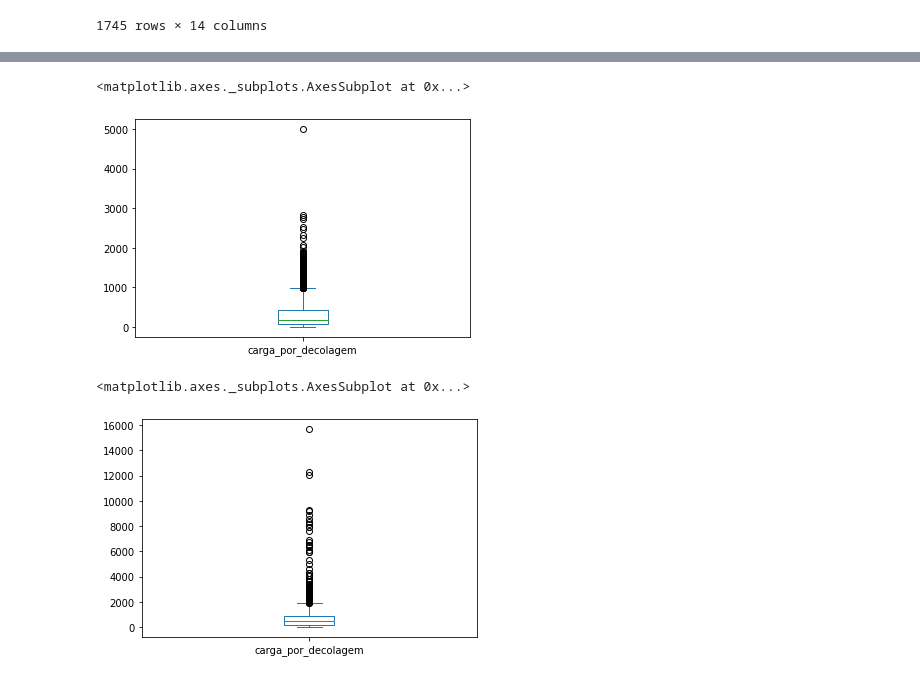
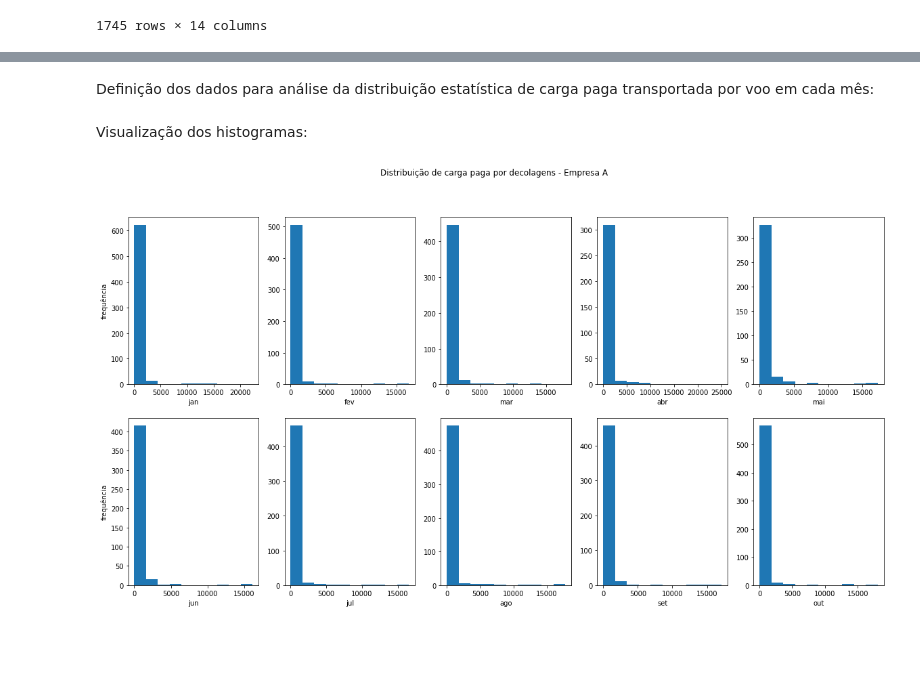
Before and after one commit to Eng-Dan/air-freight-market-share, a Jupyter notebook: Case_Market_Share_Cargas.ipynb, the cells around one changed output, grey strips where cells are left out. Drawn from its saved outputs; the diff is of its cells as text; code cells hidden in the pictures; blank space fills up the shorter version.

Commit message:
Analise melhorada e adicao de histogramas

```diff
--- a/Case_Market_Share_Cargas.ipynb
+++ b/Case_Market_Share_Cargas.ipynb
@@ -477,10 +471,34 @@ df[(df.passageiros_pagos > 0) & (df.carga_paga_kg > 0) & (df['empresa'] == 'A')]
-# %%
-df[(df.passageiros_pagos > 0) & (df.carga_paga_kg > 0) & (df['empresa'] == 'B')].carga_por_decolagem.plot.box()
-# %% [output]
-<matplotlib.axes._subplots.AxesSubplot at 0x...>
-[figure, removed]
-# %%
-df[(df.passageiros_pagos > 0) & (df.carga_paga_kg > 0) & (df['empresa'] == 'C')].carga_por_decolagem.plot.box()
-# %% [output]
-<matplotlib.axes._subplots.AxesSubplot at 0x...>
-[figure, removed]
+# %% [markdown]
+Definição dos dados para análise da distribuição estatística de carga paga transportada por voo em cada mês:
+# %%
+carga_por_decolagem_a = []
+for i in range(1, 11):
+    series = df[(df['mês'] == i) & (df.carga_paga_kg > 0) & (df['empresa'] == 'A')].carga_por_decolagem
+    carga_por_decolagem_a.append(series)
+
+carga_por_decolagem_b = []
+for i in range(1, 11):
+    series = df[(df['mês'] == i) & (df.carga_paga_kg > 0) & (df['empresa'] == 'B')].carga_por_decolagem
+    carga_por_decolagem_b.append(series)
+
+carga_por_decolagem_c = []
+for i in range(1, 11):
+    series = df[(df['mês'] == i) & (df.carga_paga_kg > 0) & (df['empresa'] == 'C')].carga_por_decolagem
+    carga_por_decolagem_c.append(series)
+# %% [markdown]
+Visualização dos histogramas:
+# %%
+# Empresa A
+fig, ax = plt.subplots(2, 5, figsize=(20, 10))
+fig.suptitle('Distribuição de carga paga por decolagens - Empresa A')
+x_axis = ['jan', 'fev', 'mar', 'abr', 'mai', 'jun', 'jul', 'ago', 'set', 'out']
+ax = ax.ravel()
+for i, axi in enumerate(ax):
+    axi.hist(carga_por_decolagem_a[i])
+    axi.set_xlabel(x_axis[i])
+
+ax[0].set_ylabel('frequência')
+ax[5].set_ylabel('frequência')
+plt.show()
+# %% [output]
+[figure, added]
```
Also changed, not shown: parts of 23 cells of this notebook.
